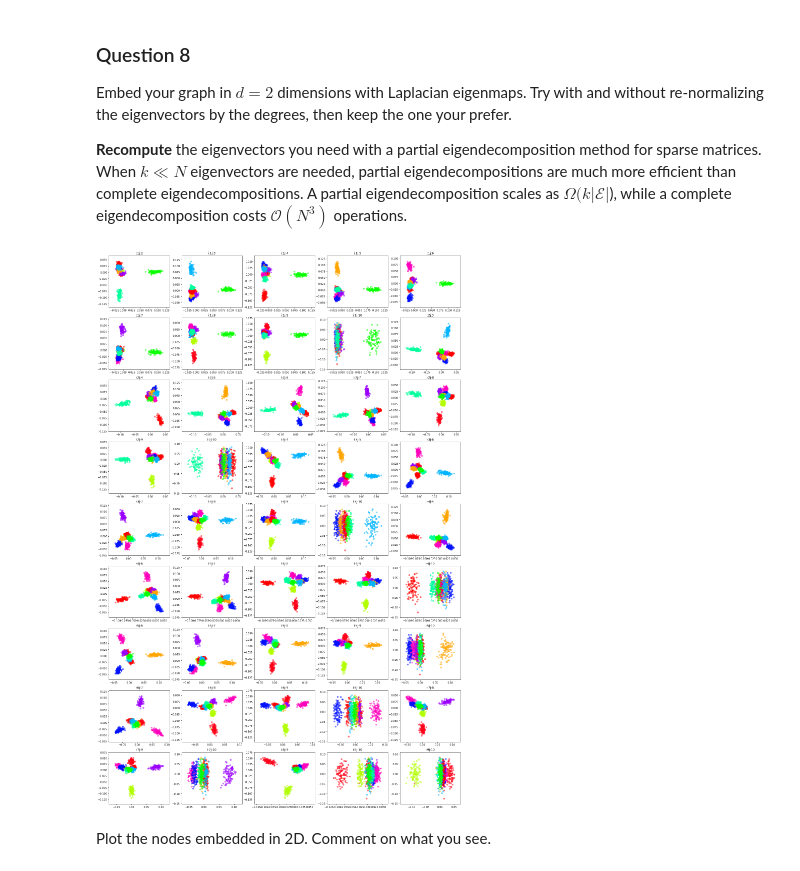
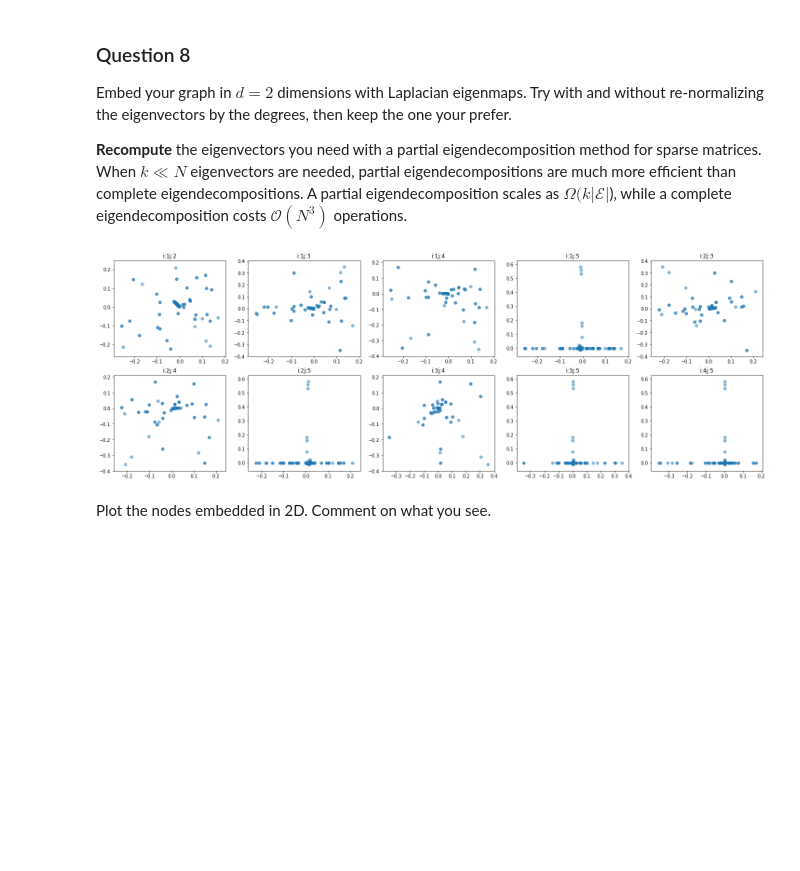
Before and after one commit to vndk36/Project_ntds2018, a Jupyter notebook: Milestone_3/3_spectral_graph_theory_AlCi.ipynb, the cells around one changed output. Saved outputs shown, nothing was run; the diff lists cells and outputs as text; code cells hidden in the pictures; blank space fills up the shorter version.

```diff
--- a/Milestone_3/3_spectral_graph_theory_AlCi.ipynb
+++ b/Milestone_3/3_spectral_graph_theory_AlCi.ipynb
@@ -55,12 +85,16 @@ adjacency = np.load("../saved_adjacency.npy")
 #for testing
 #adjacency = myG
 
-adjacency=np.asarray(nx.to_numpy_matrix(nx.relaxed_caveman_graph(10,100,0.5)))
+#adjacency=np.asarray(nx.to_numpy_matrix(nx.relaxed_caveman_graph(10,100,0.5)))
+
+
+
+##### How to change our graph to have clusters???
+
 
 n_nodes =   len(adjacency)
 
-
-thresh = 3
+thresh = 2
 
 #adjacency=adjacency*34
 
@@ -71,7 +105,7 @@ adjacency=np.divide(adjacency,adjacency.max())
 n_nodes =   len(adjacency)
 print(n_nodes,'nodes')
 
-adjacency=np.where(adjacency!=0,1.,0.)
+#adjacency=np.where(adjacency!=0,1.,0.)
 
 #print(adjacency[:15,:15])
 # %% [output]
@@ -265,0 +279,27 @@ Comment on what you observe.
+# %%
+eig_min=0
+eig_max=50
+x = range(eig_min,eig_max,1)
+
+plt.figure(figsize=(15,5))
+
+
+plt.subplot(141)
+#plt.plot(vals)
+plt.scatter(x,vals_norm[eig_min:eig_max])
+#plt.scatter(vals[:exe],list(np.ones((exe,1))))
+
+plt.subplot(142)
+#plt.plot(lam)
+plt.scatter(x,lam[eig_min:eig_max])
+#plt.scatter(lam[:exe],list(np.ones((exe,1))))
+
+plt.subplot(143)
+#plt.plot(lam_np)
+plt.scatter(x,vals_un[eig_min:eig_max])
+#plt.scatter(lam_np[:exe],list(np.ones((exe,1))))
+
+plt.subplot(144)
+#plt.plot(eigenvalues)
+plt.scatter(x,eigenvalues[eig_min:eig_max])
+#plt.scatter(eigenvalues[:exe],list(np.ones((exe,1))))
@@ -299,7 +393,7 @@ Try with and without re-normalizing the eigenvectors by the degrees, then keep t
 When $k \ll N$ eigenvectors are needed, partial eigendecompositions are much more efficient than complete eigendecompositions.
 A partial eigendecomposition scales as $\Omega(k |\mathcal{E}|$), while a complete eigendecomposition costs $\mathcal{O}(N^3)$ operations.
 # %%
-n_eig=12
+n_eig=7
 
 # Eigenvalues and eigenvectors are computed using the
 vals_s, eigenvectors_s = sparse.linalg.eigsh(laplacian,n_eig,maxiter=400000, which='SM')
@@ -309,19 +403,19 @@ eigenV = D_sqrt_inv @ eigenvectors_s
 # %%
 k=1
 
 plt.figure(figsize=(25,40))
 
 for i in range(1, len(eigenvectors_s[0])-1,1):
     for j in range(i+1,len(eigenvectors_s[0])-1,1):
         x=eigenvectors_s[:,i]
         y=eigenvectors_s[:,j]
         plt.subplot(9,5,k)
         strange='i:'+ str(i) +'j:'+ str(j)
         plt.title(strange)
-        plt.scatter(x, y, alpha=0.5, c=K_means.labels_, cmap='hsv')
+        plt.scatter(x, y, alpha=0.5)#, c=K_means.labels_, cmap='hsv')
         k+=1
 # %% [output]
-[figure, old version]
+[figure, new version]
 # %% [markdown]
 Plot the nodes embedded in 2D. Comment on what you see.
 # %%
```
Also changed, not shown: parts of 20 cells of this notebook, 1 other file.
